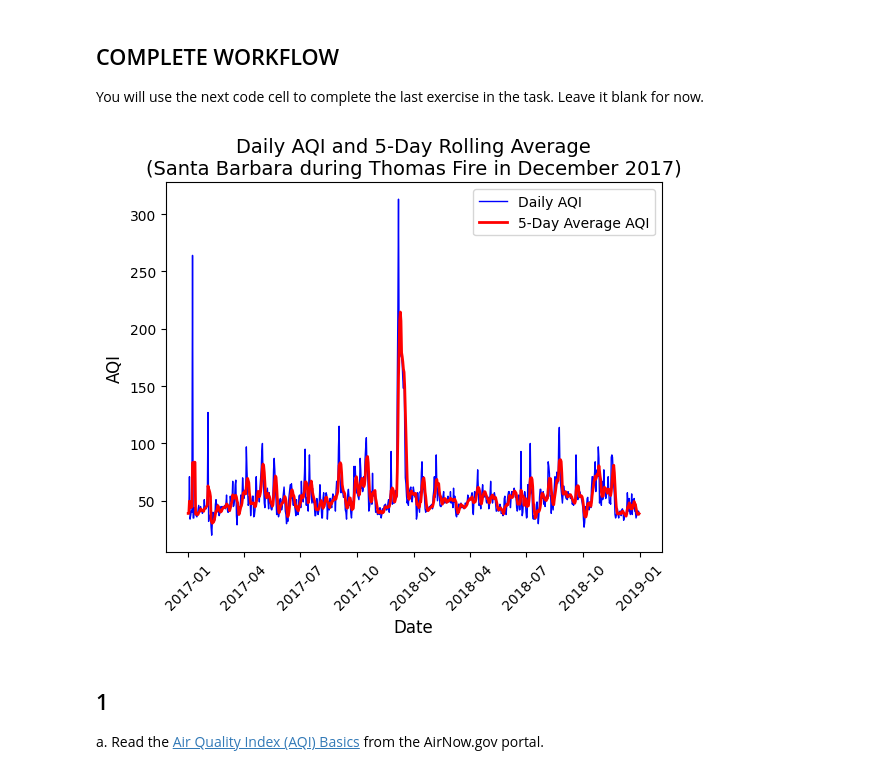
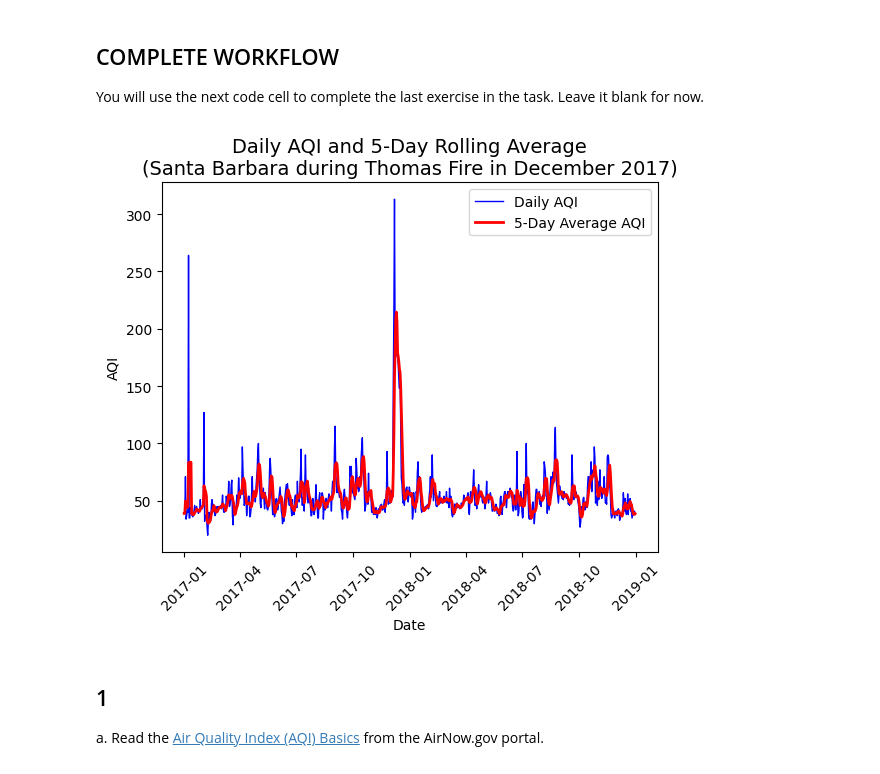
Before and after one commit to ryangreen6/eds220-hwk2, a Jupyter notebook: hwk2-task3-aqi.ipynb, the cells around one changed output. Saved outputs shown, nothing was run; the diff lists cells and outputs as text; code cells hidden in the pictures.

```diff
--- a/hwk2-task3-aqi.ipynb
+++ b/hwk2-task3-aqi.ipynb
@@ -31,36 +31,36 @@ You will use the next code cell to complete the last exercise in the task. Leave
 # %%
 import pandas as pd
 import matplotlib.pyplot as plt
 import seaborn as sns
 
 aqi_17 = pd.read_csv('https://aqs.epa.gov/aqsweb/airdata/daily_aqi_by_county_2017.zip', compression = 'zip')
 aqi_18 = pd.read_csv('https://aqs.epa.gov/aqsweb/airdata/daily_aqi_by_county_2018.zip', compression = 'zip')
 
 aqi = pd.concat([aqi_17, aqi_18])
 
 aqi.columns = (aqi.columns.str.lower().str.replace(' ','_'))
 
 aqi_sb = aqi[aqi['county_name'] == 'Santa Barbara']
 aqi_sb = aqi_sb.drop(columns=['state_name', 'county_name', 'state_code', 'county_code'])
 
 aqi_sb['date'] = pd.to_datetime(aqi_sb['date'])
 aqi_sb = aqi_sb.set_index('date')
 
 aqi_sb['five_day_average'] = aqi_sb['aqi'].rolling('5D').mean()
 
 plt.plot(aqi_sb.index, aqi_sb['aqi'], label='Daily AQI', color='blue', linewidth=1)
 plt.plot(aqi_sb.index, aqi_sb['five_day_average'], label='5-Day Average AQI', color='red', linewidth=2)
 
 plt.title('Daily AQI and 5-Day Rolling Average\n(Santa Barbara during Thomas Fire in December 2017)', fontsize=14)
-plt.xlabel('Date', fontsize=12)
-plt.ylabel('AQI', fontsize=12)
+plt.xlabel('Date')
+plt.ylabel('AQI')
 
 plt.legend()
 plt.xticks(rotation=45)
 
 plt.show()
 # %% [output]
-[figure, old version]
+[figure, new version]
 # %% [markdown]
 ## 1
 
```
Also changed, not shown: parts of 10 cells of this notebook, 1 other file.
